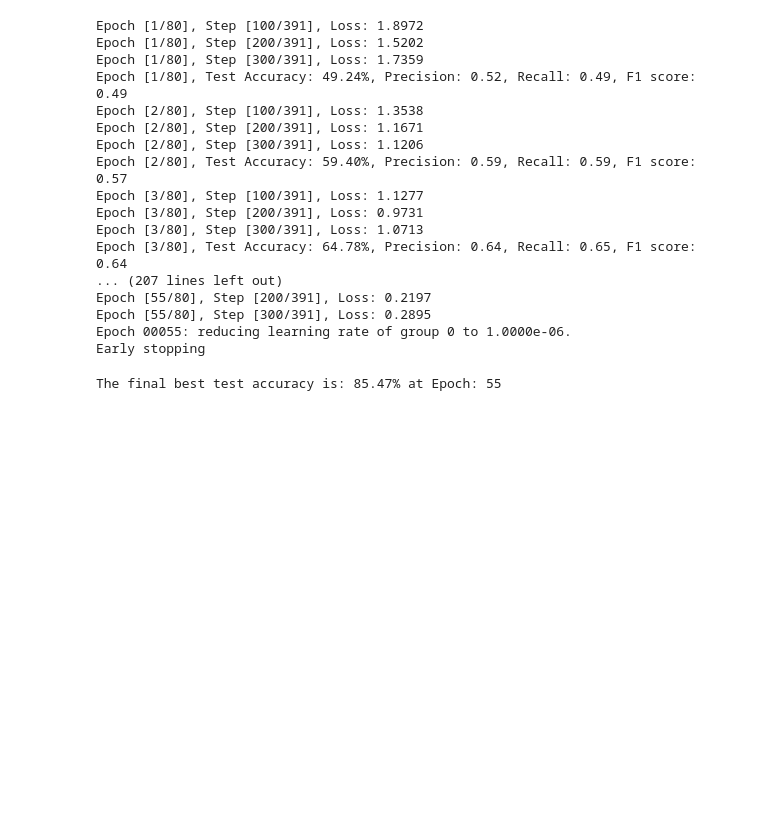
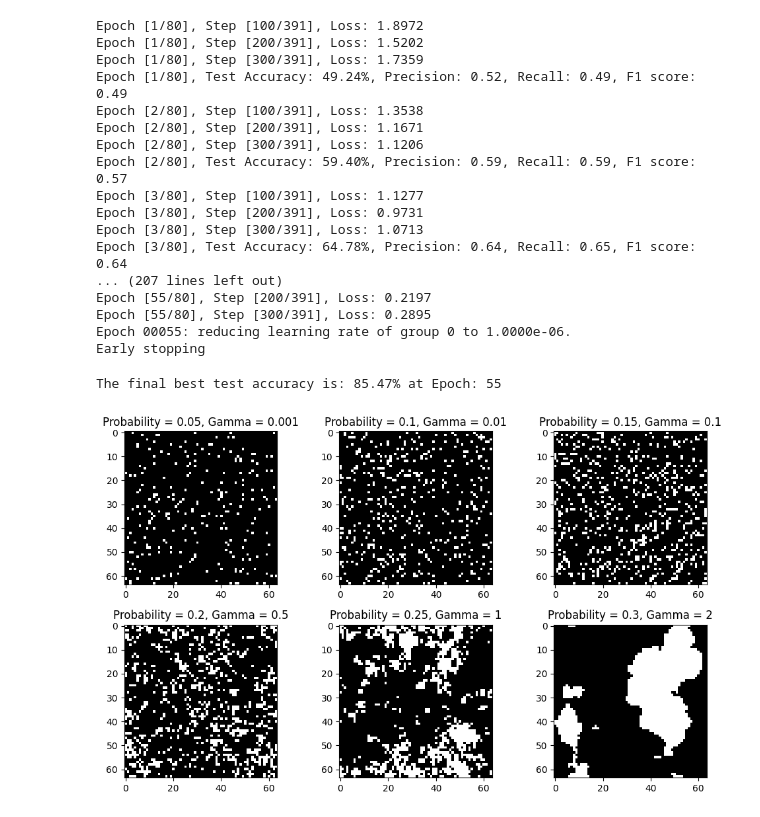
Before and after one commit to Markay12/pynq-finn-FPGA, a Jupyter notebook: noise_weight_analysis/Cifar10/Brevitas/Cifar10_Brevitas_NoiseTesting.ipynb, the cells around one changed output. Drawn from its saved outputs; the diff is of its cells as text; code cells hidden in the pictures; blank space fills up the shorter version.

Commit message:
Updated through mask function

```diff
--- a/noise_weight_analysis/Cifar10/Brevitas/Cifar10_Brevitas_NoiseTesting.ipynb
+++ b/noise_weight_analysis/Cifar10/Brevitas/Cifar10_Brevitas_NoiseTesting.ipynb
@@ -289,3 +289,93 @@ Early stopping
 print("The final best test accuracy is: {:.2f}% at Epoch: {}".format(best_test_accuracy, epoch + 1))
 # %% [output]
 The final best test accuracy is: 85.47% at Epoch: 55
+# %%
+def random_clust_mask(N, P, gamma):
+
+    # Generate random NxN matrix with values between 0 and 1
+    matrix = np.random.rand(N, N)
+
+    # Compute 2D FFTransform
+    fft_result = np.fft.fft2(matrix)
+
+    # 1D Frequency Vector with N bins
+    f = np.fft.fftfreq(N)
+    f[0] = 1e-6
+
+
+    # Create a 2D filter in frequency space that varies inversely with freq over f
+    # Gamma controls the falloff rate
+    filter_2D = 1/(np.sqrt(f[:, None]**2 + f[None, :] ** 2)) ** gamma
+
+    # Mult the 2D elementwise by the filter
+    filtered_fft = fft_result * filter_2D
+
+    # 2D inverse FFT of the filtered result
+    ifft_result = np.fft.ifft2(filtered_fft)
+
+    ifft_result = np.real(ifft_result)
+
+    # Set the threshold T equal the the max value in IFFT
+    T = ifft_result.max()
+
+    # Init empty bool mask with same dims as ifft
+    mask = np.zeros_like(ifft_result, dtype=bool)
+
+    decrement_step = 0.01
+
+    # Repeat until frac of nonzero values in the mask is greather than or equal to P
+    while True:
+        mask = ifft_result > T
+
+        current_fraction = np.count_nonzero(mask) / (N * N)
+
+        if current_fraction >= P:
+            break
+
+        T -= decrement_step
+
+
+        # decrement_step = max(decrement_step * 0.99, 0.001)
+
+    # Return tensor
+
+    return torch.tensor(mask, dtype=torch.int)
+
+
+def apply_mask_to_weights(layer, mask, P, gamma):
+
+    # Get the size of the last dimension of layers weights
+    N = layer.weight.data.size(-1)
+
+    # Generate random clustered mask using function above
+    mask = random_clust_mask(N, P, gamma)
+
+    # Set the weights at the locations in mask to zero.
+    layer.weight.data[mask] = 0
+
+
+# Testing
+N = model.layer1.weight.data.size(-1)
+
+# Create a 2x3 grid of subplots
+fig, axs = plt.subplots(2, 3, figsize=(10, 6))
+
+# Generate masks with different values for P
+P_values = [0.05, 0.1, 0.15, 0.2, 0.25, 0.3]
+gamma_values = [1e-3, 0.01, 0.1, 0.5, 1, 2]
+
+# Loop over subplots and generate mask for each value of P
+for i, ax in enumerate(axs.flatten()):
+    P = P_values[i]
+    G = gamma_values[i]
+    mask = random_clust_mask(64, P, G)
+    ax.imshow(mask, cmap='gray')
+    ax.set_title("Probability = {}, Gamma = {}".format(P, G))
+
+# Adjust spacing between subplots
+fig.tight_layout()
+
+# Display the figure
+plt.show()
+# %% [output]
+[figure, added]
```
